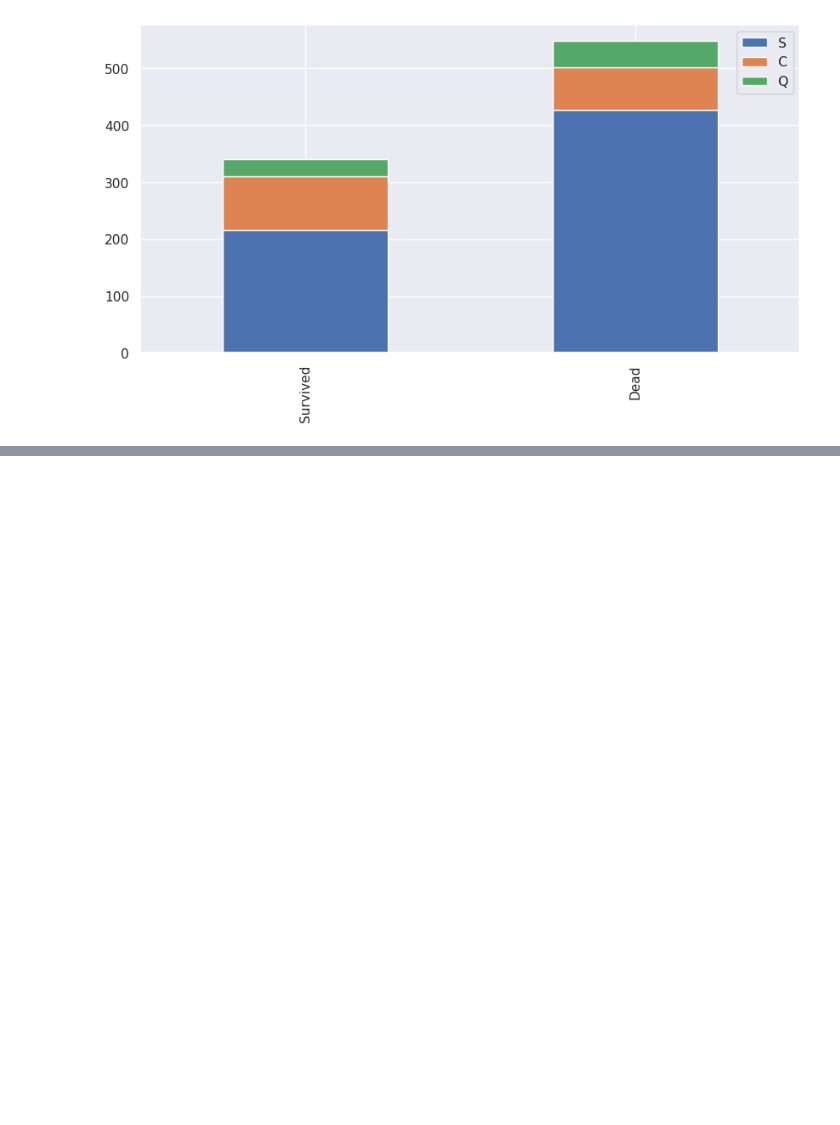
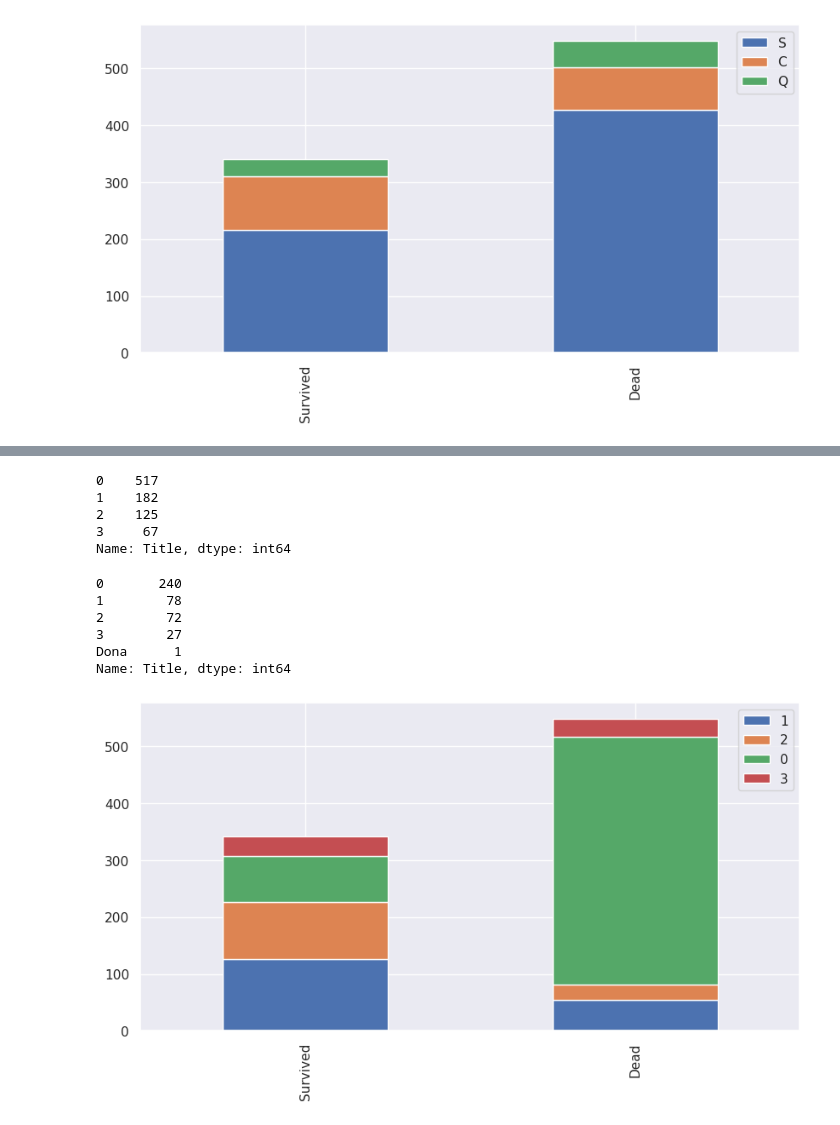
Before and after one commit to Sejan157218/titanic_project, a Jupyter notebook: titanic_project.ipynb, the cells around one changed output, grey strips where cells are left out. Drawn from its saved outputs; the diff is of its cells as text; code cells hidden in the pictures; blank space fills up the shorter version.

Commit message:
extract title and replace with new value and drop name columns

```diff
--- a/titanic_project.ipynb
+++ b/titanic_project.ipynb
@@ -100,0 +153,21 @@ bar_chart('Embarked')
+# %%
+train['Title'].value_counts()
+# %% [output]
+0    517
+1    182
+2    125
+3     67
+Name: Title, dtype: int64
+# %%
+test['Title'].value_counts()
+# %% [output]
+0       240
+1        78
+2        72
+3        27
+Dona      1
+Name: Title, dtype: int64
+# %%
+bar_chart("Title")
+# %% [output]
+[figure, added]
```
Also changed, not shown: parts of 8 cells of this notebook.
